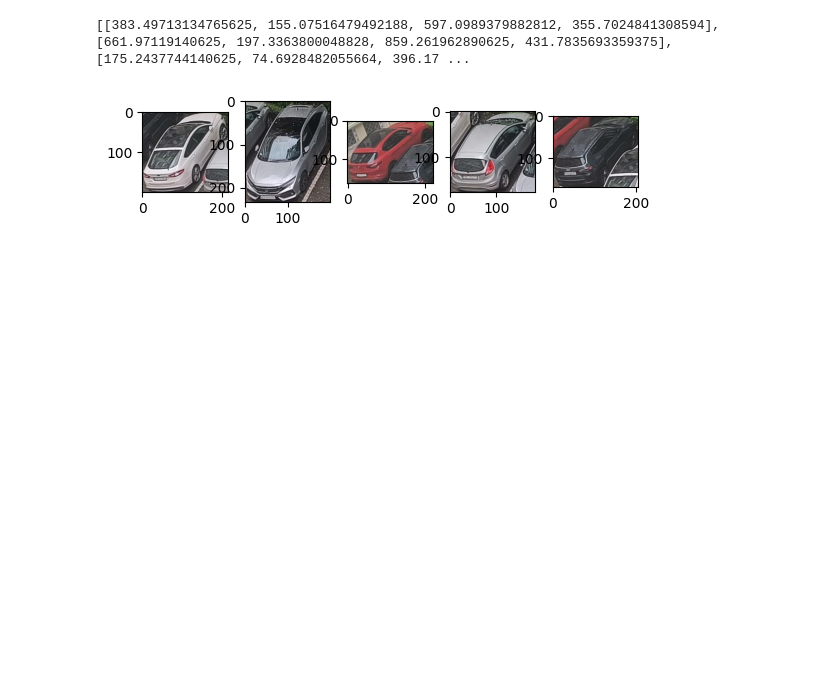
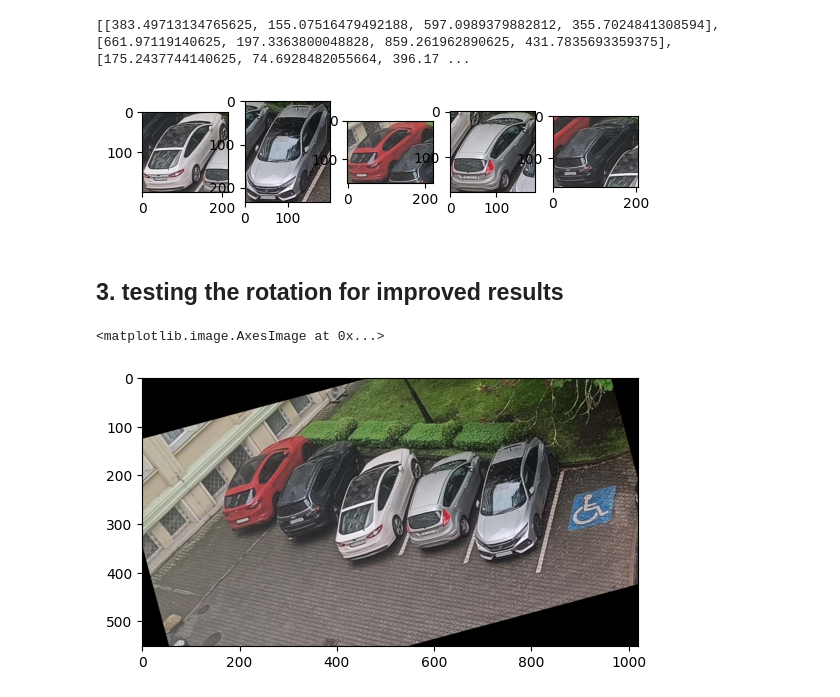
Before and after one commit to haarmeggido/parking-surveillance, a Jupyter notebook: test_nabaglo_office.ipynb, the cells around one changed output. Cells and saved outputs as stored; diff of their text form; code cells hidden in the pictures; blank space fills up the shorter version.

```diff
--- a/test_nabaglo_office.ipynb
+++ b/test_nabaglo_office.ipynb
@@ -110,3 +110,16 @@ for i, box in enumerate(boxes_corners):
 plt.show()
 # %% [output]
 [figure]
+# %% [markdown]
+## 3. testing the rotation for improved results
+# %%
+import cv2
+# rotate counterclockwise by 25 degrees
+
+matrix = cv2.getRotationMatrix2D((Cut_image.shape[1]//2, Cut_image.shape[0]//2), 15, 1)
+rotated_image = cv2.warpAffine(Cut_image, matrix, (Cut_image.shape[1], Cut_image.shape[0]))
+
+plt.imshow(rotated_image)
+# %% [output]
+<matplotlib.image.AxesImage at 0x...>
+[figure, added]
```
Also changed, not shown: parts of 1 cell of this notebook, 1 other file.
